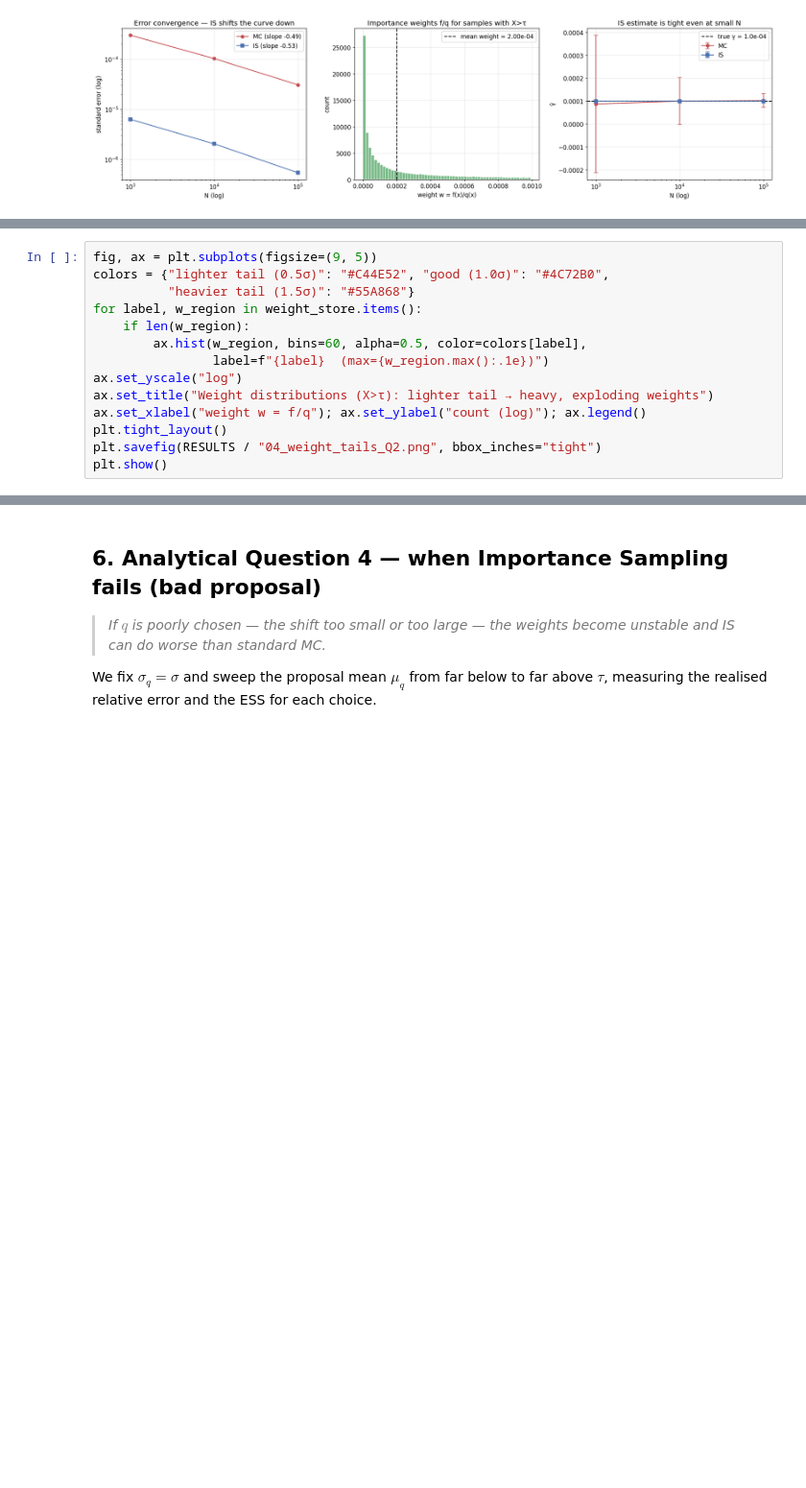
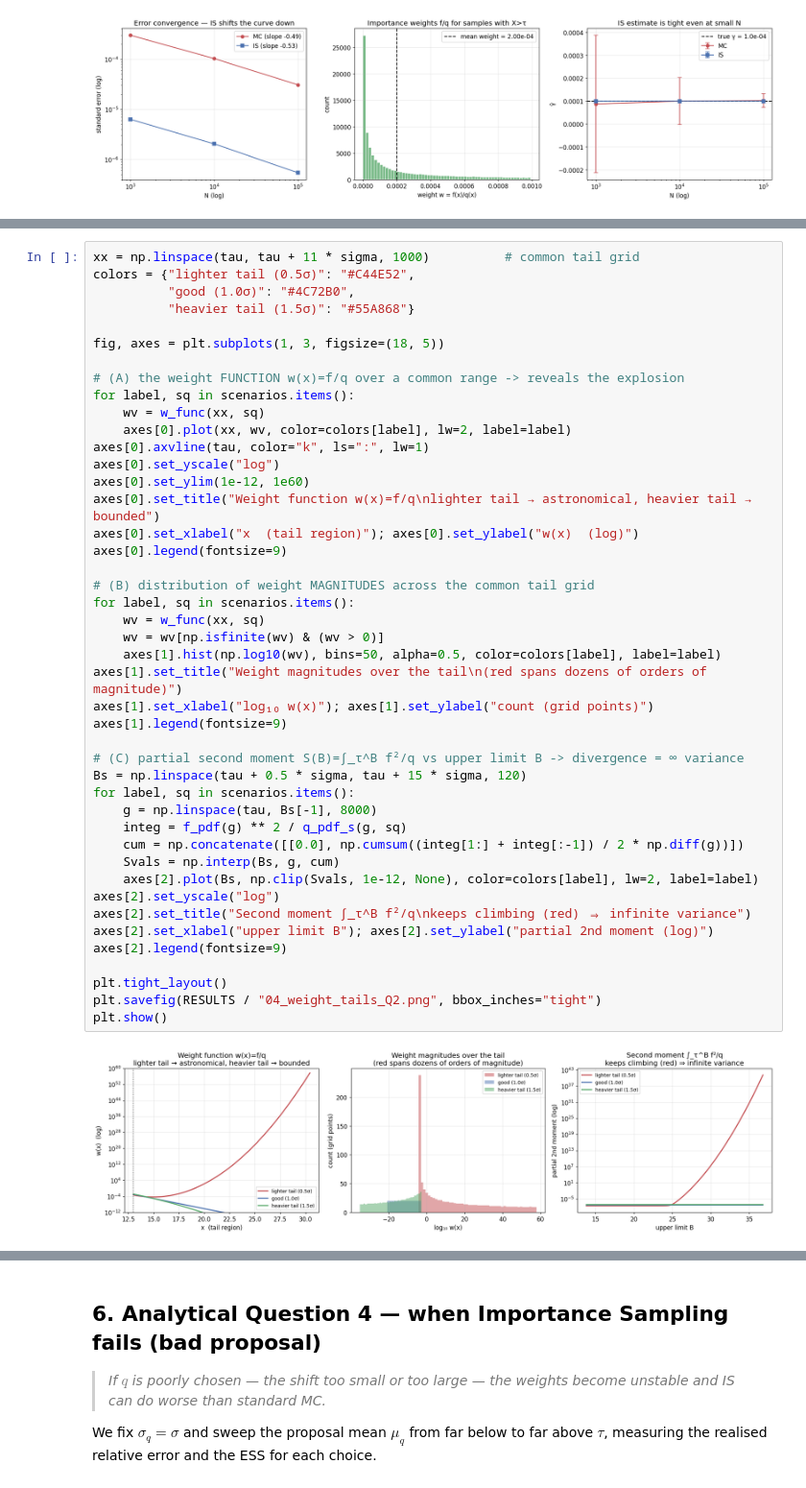
Before and after one commit to alitkbbl/Water-Quality-Rare-Events, a Jupyter notebook: notebooks/04_Importance_Sampling.ipynb, the cells around one changed output, grey strips where cells are left out. Shown at 96% size. Drawn from its saved outputs; the diff is of its cells as text; blank space fills up the shorter version.

```diff
--- a/notebooks/04_Importance_Sampling.ipynb
+++ b/notebooks/04_Importance_Sampling.ipynb
@@ -335,14 +277,0 @@ q2disp
-# %%
-fig, ax = plt.subplots(figsize=(9, 5))
-colors = {"lighter tail (0.5σ)": "#C44E52", "good (1.0σ)": "#4C72B0",
-          "heavier tail (1.5σ)": "#55A868"}
-for label, w_region in weight_store.items():
-    if len(w_region):
-        ax.hist(w_region, bins=60, alpha=0.5, color=colors[label],
-                label=f"{label}  (max={w_region.max():.1e})")
-ax.set_yscale("log")
-ax.set_title("Weight distributions (X>τ): lighter tail → heavy, exploding weights")
-ax.set_xlabel("weight w = f/q"); ax.set_ylabel("count (log)"); ax.legend()
-plt.tight_layout()
-plt.savefig(RESULTS / "04_weight_tails_Q2.png", bbox_inches="tight")
-plt.show()
@@ -352,0 +367,46 @@ plt.show()
+# %%
+xx = np.linspace(tau, tau + 11 * sigma, 1000)          # common tail grid
+colors = {"lighter tail (0.5σ)": "#C44E52",
+          "good (1.0σ)": "#4C72B0",
+          "heavier tail (1.5σ)": "#55A868"}
+
+fig, axes = plt.subplots(1, 3, figsize=(18, 5))
+
+# (A) the weight FUNCTION w(x)=f/q over a common range -> reveals the explosion
+for label, sq in scenarios.items():
+    wv = w_func(xx, sq)
+    axes[0].plot(xx, wv, color=colors[label], lw=2, label=label)
+axes[0].axvline(tau, color="k", ls=":", lw=1)
+axes[0].set_yscale("log")
+axes[0].set_ylim(1e-12, 1e60)
+axes[0].set_title("Weight function w(x)=f/q\nlighter tail → astronomical, heavier tail → bounded")
+axes[0].set_xlabel("x  (tail region)"); axes[0].set_ylabel("w(x)  (log)")
+axes[0].legend(fontsize=9)
+
+# (B) distribution of weight MAGNITUDES across the common tail grid
+for label, sq in scenarios.items():
+    wv = w_func(xx, sq)
+    wv = wv[np.isfinite(wv) & (wv > 0)]
+    axes[1].hist(np.log10(wv), bins=50, alpha=0.5, color=colors[label], label=label)
+axes[1].set_title("Weight magnitudes over the tail\n(red spans dozens of orders of magnitude)")
+axes[1].set_xlabel("log₁₀ w(x)"); axes[1].set_ylabel("count (grid points)")
+axes[1].legend(fontsize=9)
+
+# (C) partial second moment S(B)=∫_τ^B f²/q vs upper limit B -> divergence = ∞ variance
+Bs = np.linspace(tau + 0.5 * sigma, tau + 15 * sigma, 120)
+for label, sq in scenarios.items():
+    g = np.linspace(tau, Bs[-1], 8000)
+    integ = f_pdf(g) ** 2 / q_pdf_s(g, sq)
+    cum = np.concatenate([[0.0], np.cumsum((integ[1:] + integ[:-1]) / 2 * np.diff(g))])
+    Svals = np.interp(Bs, g, cum)
+    axes[2].plot(Bs, np.clip(Svals, 1e-12, None), color=colors[label], lw=2, label=label)
+axes[2].set_yscale("log")
+axes[2].set_title("Second moment ∫_τ^B f²/q\nkeeps climbing (red) ⇒ infinite variance")
+axes[2].set_xlabel("upper limit B"); axes[2].set_ylabel("partial 2nd moment (log)")
+axes[2].legend(fontsize=9)
+
+plt.tight_layout()
+plt.savefig(RESULTS / "04_weight_tails_Q2.png", bbox_inches="tight")
+plt.show()
+# %% [output]
+[figure, added]
```
Also changed, not shown: parts of 11 cells of this notebook, 9 other files.
